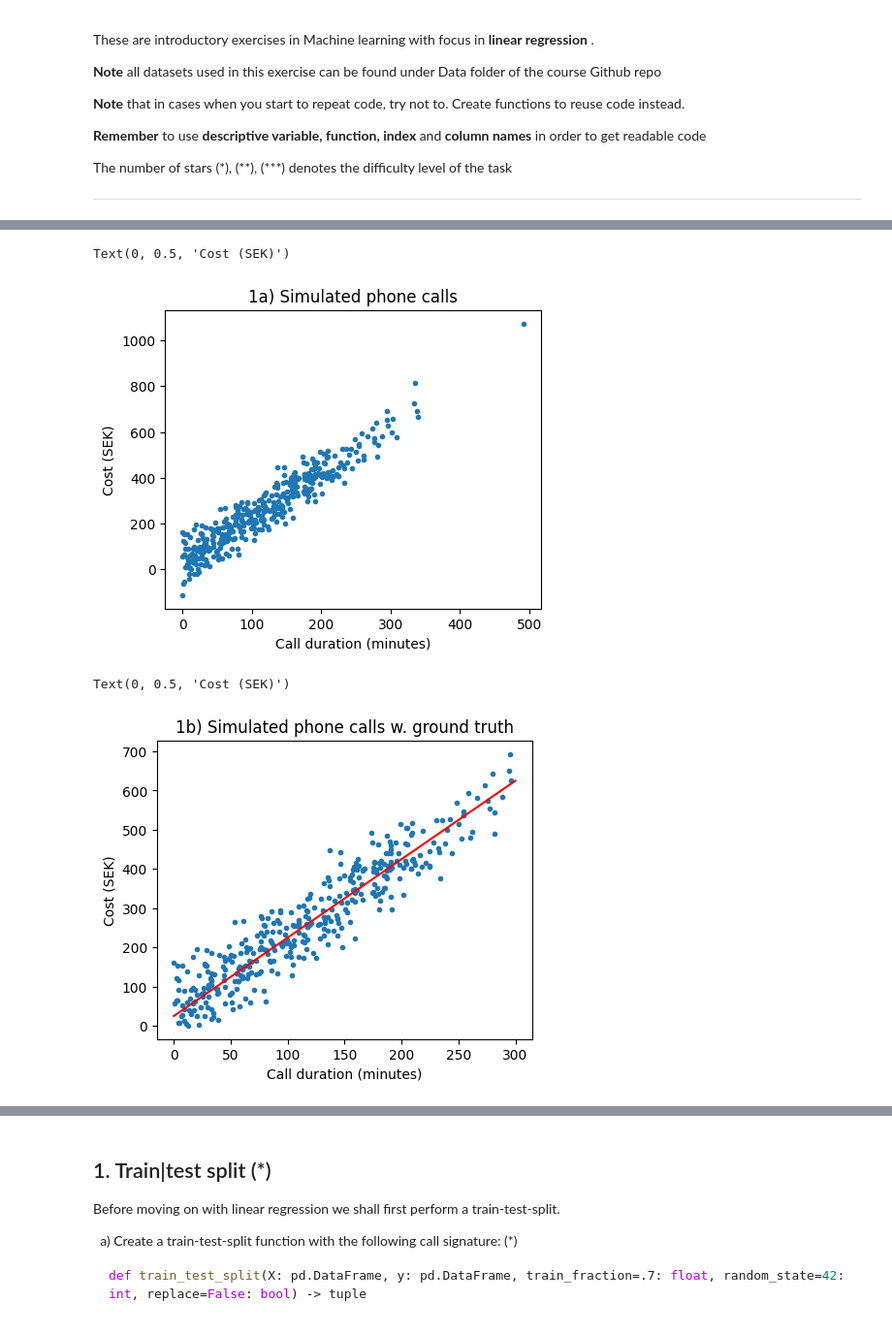
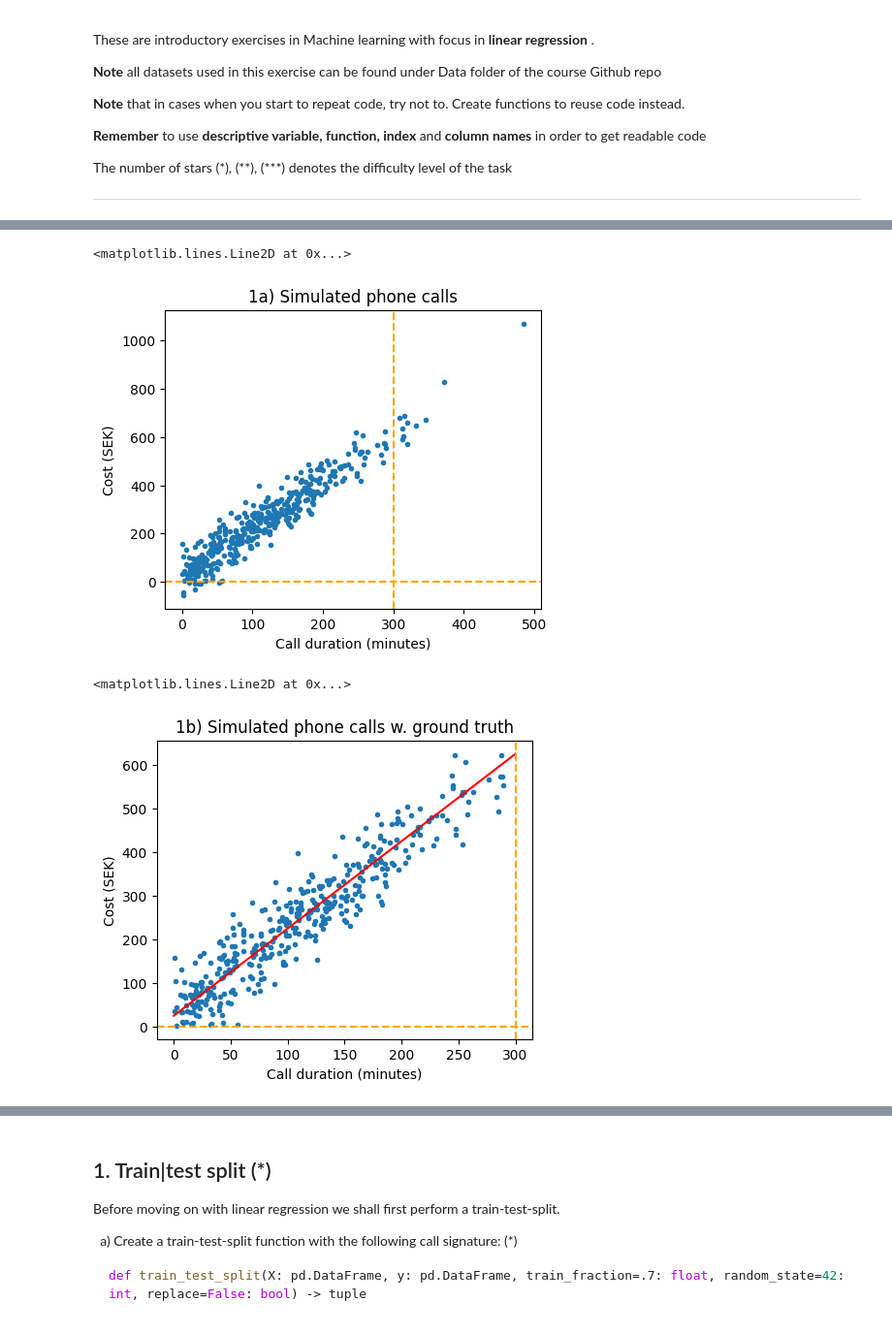
Before and after one commit to dancla240/Machine_Learning_Daniel_Claesson, a Jupyter notebook: Exercises/E00_linear_regression.ipynb, the cells around one changed output, grey strips where cells are left out. Shown at 97% size. Cells and saved outputs as stored; diff of their text form; code cells hidden in the pictures.

```diff
--- a/Exercises/E00_linear_regression.ipynb
+++ b/Exercises/E00_linear_regression.ipynb
@@ -82,7 +82,7 @@ import numpy as np
 import matplotlib.pyplot as plt
 # %%
 # a) Creating simulated data and plotting
-seed = 42
+np.random.seed(42)
 x = np.abs(np.random.normal(loc=100, scale=100, size=400))
 error = np.random.normal(loc=0, scale=50, size=400)
 y = 2*x + 25 + error
@@ -91,31 +91,35 @@ fig, ax = plt.subplots(figsize=(5, 4), ), plt.scatter(x, y, marker=".")
 plt.title("1a) Simulated phone calls")
 plt.xlabel("Call duration (minutes)")
 plt.ylabel("Cost (SEK)")
+plt.axvline(300, color='orange', linestyle="--")
+plt.axhline(0, color='orange', linestyle="--")
 # %% [output]
-Text(0, 0.5, 'Cost (SEK)')
+<matplotlib.lines.Line2D at 0x...>
-[figure, old version]
+[figure, new version]
 # %%
 # b) remove Cost below zero and Call durations > 300, add ground truth, update plot
 x_to_delete = np.where(x>300) # Skapar en array med alla index för x > 300.
 x = np.delete(x, x_to_delete) # tar bort alla värden ur x arrayen, med värden >300
 y = np.delete(y, x_to_delete) # tar bort alla värden ur y arrayen, där x > 300
 
 y_to_delete = np.where(y<0) # skapar en array med alla index för y < 0
 x = np.delete(x, y_to_delete) # tar bort alla x värden, där y < 0
 y = np.delete(y, y_to_delete) # tar bort alla y-värden, där y < 0
 
 # ground truth:
 x_gt = np.linspace(0,300)
 y_gt = 2 * x_gt + 25
 
 fig, ax = plt.subplots(figsize=(5, 4)), plt.scatter(x, y, marker=".")
 plt.plot(x_gt, y_gt, color='red')
 plt.title("1b) Simulated phone calls w. ground truth")
 plt.xlabel("Call duration (minutes)")
 plt.ylabel("Cost (SEK)")
+plt.axvline(300, color='orange', linestyle="--")
+plt.axhline(0, color='orange', linestyle="--")
 # %% [output]
-Text(0, 0.5, 'Cost (SEK)')
+<matplotlib.lines.Line2D at 0x...>
-[figure, old version]
+[figure, new version]
 # %%
 # adderar x och y till i en gemensam Pandas dataframe
 df = pd.DataFrame(data=[x, y]).T # skapar datafram med x och y, samt transponerar den (så den har två kolumner och många rader)
```
Also changed, not shown: parts of 3 cells of this notebook.
